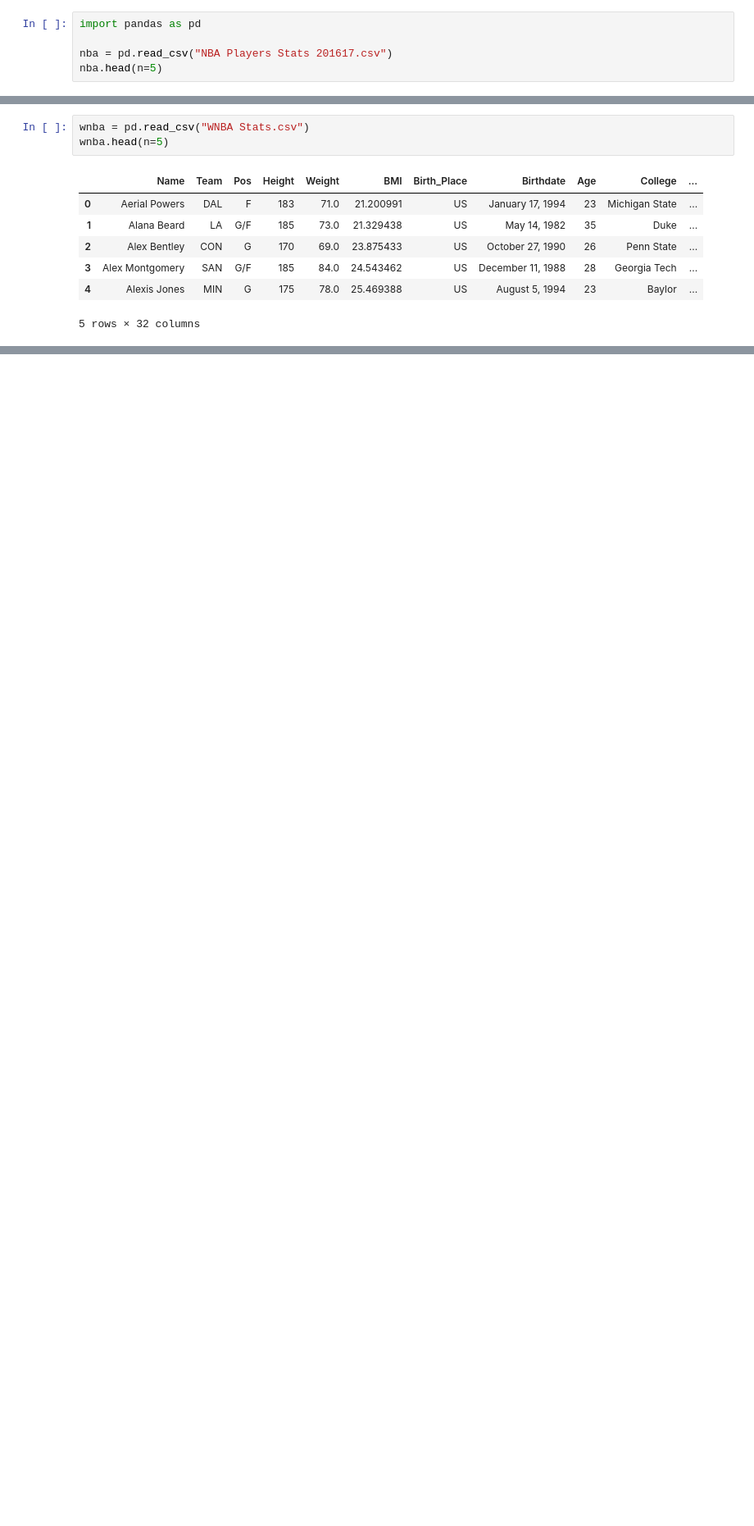
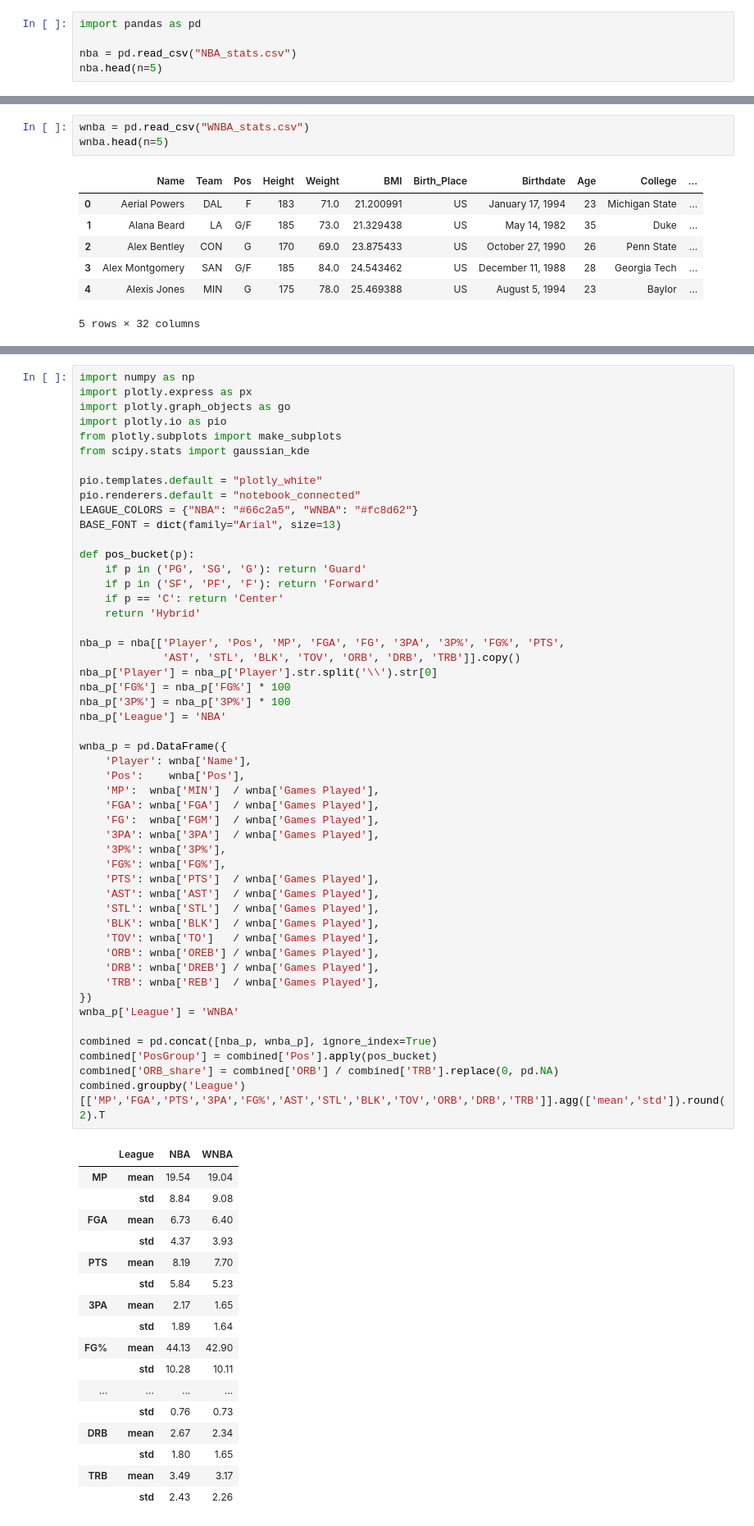
Before and after one commit to Lukehola/InfoVis6B, a Jupyter notebook: main.ipynb, the cells around one changed output, grey strips where cells are left out. Shown at 82% size. Drawn from its saved outputs; the diff is of its cells as text; blank space fills up the shorter version.

Commit message:
Adding some templates, nothing finished yet

```diff
--- a/main.ipynb
+++ b/main.ipynb
@@ -1,7 +1,7 @@
 # %%
 import pandas as pd
 
-nba = pd.read_csv("NBA Players Stats 201617.csv")
+nba = pd.read_csv("NBA_stats.csv")
 nba.head(n=5)
 # %% [output]
 |  | Rk | Player | Pos | Age | Tm | G | GS | MP | FG | FGA | ... | ... |
@@ -12,7 +12,7 @@ nba.head(n=5)
 | 4 | 3 | Steven Adams\adamsst01 | C | 23 | OKC | 80 | 80 | 29.9 | 4.7 | 8.2 | ... | ... |
 5 rows × 30 columns
 # %%
-wnba = pd.read_csv("WNBA Stats.csv")
+wnba = pd.read_csv("WNBA_stats.csv")
 wnba.head(n=5)
 # %% [output]
 |  | Name | Team | Pos | Height | Weight | BMI | Birth_Place | Birthdate | Age | College | ... |
@@ -24,0 +29,68 @@ wnba.head(n=5)
+# %%
+import numpy as np
+import plotly.express as px
+import plotly.graph_objects as go
+import plotly.io as pio
+from plotly.subplots import make_subplots
+from scipy.stats import gaussian_kde
+
+pio.templates.default = "plotly_white"
+pio.renderers.default = "notebook_connected"
+LEAGUE_COLORS = {"NBA": "#66c2a5", "WNBA": "#fc8d62"}
+BASE_FONT = dict(family="Arial", size=13)
+
+def pos_bucket(p):
+    if p in ('PG', 'SG', 'G'): return 'Guard'
+    if p in ('SF', 'PF', 'F'): return 'Forward'
+    if p == 'C': return 'Center'
+    return 'Hybrid'
+
+nba_p = nba[['Player', 'Pos', 'MP', 'FGA', 'FG', '3PA', '3P%', 'FG%', 'PTS',
+             'AST', 'STL', 'BLK', 'TOV', 'ORB', 'DRB', 'TRB']].copy()
+nba_p['Player'] = nba_p['Player'].str.split('\\').str[0]
+nba_p['FG%'] = nba_p['FG%'] * 100
+nba_p['3P%'] = nba_p['3P%'] * 100
+nba_p['League'] = 'NBA'
+
+wnba_p = pd.DataFrame({
+    'Player': wnba['Name'],
+    'Pos':    wnba['Pos'],
+    'MP':  wnba['MIN']  / wnba['Games Played'],
+    'FGA': wnba['FGA']  / wnba['Games Played'],
+    'FG':  wnba['FGM']  / wnba['Games Played'],
+    '3PA': wnba['3PA']  / wnba['Games Played'],
+    '3P%': wnba['3P%'],
+    'FG%': wnba['FG%'],
+    'PTS': wnba['PTS']  / wnba['Games Played'],
+    'AST': wnba['AST']  / wnba['Games Played'],
+    'STL': wnba['STL']  / wnba['Games Played'],
+    'BLK': wnba['BLK']  / wnba['Games Played'],
+    'TOV': wnba['TO']   / wnba['Games Played'],
+    'ORB': wnba['OREB'] / wnba['Games Played'],
+    'DRB': wnba['DREB'] / wnba['Games Played'],
+    'TRB': wnba['REB']  / wnba['Games Played'],
+})
+wnba_p['League'] = 'WNBA'
+
+combined = pd.concat([nba_p, wnba_p], ignore_index=True)
+combined['PosGroup'] = combined['Pos'].apply(pos_bucket)
+combined['ORB_share'] = combined['ORB'] / combined['TRB'].replace(0, pd.NA)
+combined.groupby('League')[['MP','FGA','PTS','3PA','FG%','AST','STL','BLK','TOV','ORB','DRB','TRB']].agg(['mean','std']).round(2).T
+# %% [output]
+|  | League | NBA | WNBA |
+| MP | mean | 19.54 | 19.04 |
+|  | std | 8.84 | 9.08 |
+| FGA | mean | 6.73 | 6.40 |
+|  | std | 4.37 | 3.93 |
+| PTS | mean | 8.19 | 7.70 |
+|  | std | 5.84 | 5.23 |
+| 3PA | mean | 2.17 | 1.65 |
+|  | std | 1.89 | 1.64 |
+| FG% | mean | 44.13 | 42.90 |
+|  | std | 10.28 | 10.11 |
+| ... | ... | ... | ... |
+|  | std | 0.76 | 0.73 |
+| DRB | mean | 2.67 | 2.34 |
+|  | std | 1.80 | 1.65 |
+| TRB | mean | 3.49 | 3.17 |
+|  | std | 2.43 | 2.26 |
```
Also changed, not shown: parts of 26 cells of this notebook, 3 other files.
